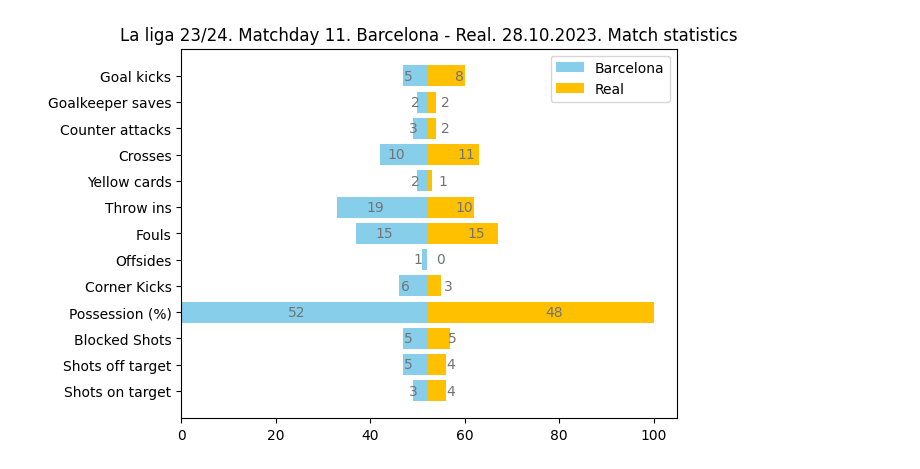
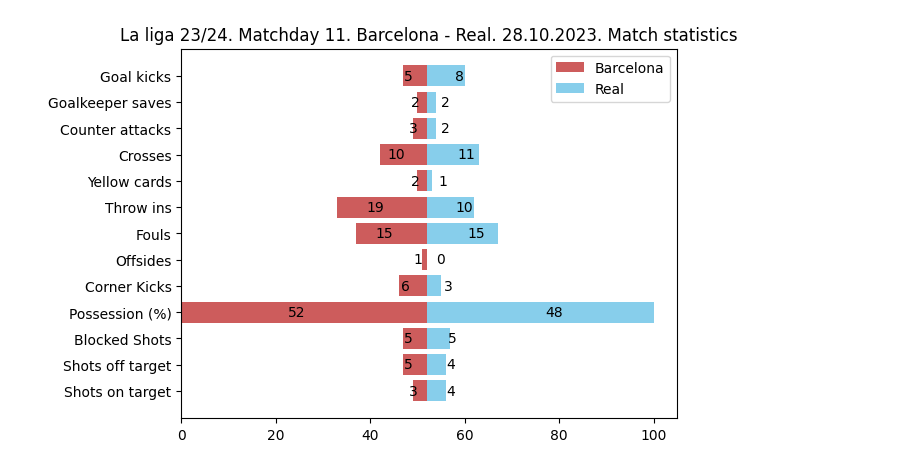
Before and after one commit to Football-Analytics-UCU/Real-Madrid, a Jupyter notebook: src/kostiv/barca_real_stat.ipynb, the cells around one changed output. Saved outputs shown, nothing was run; the diff lists cells and outputs as text; code cells hidden in the pictures.

```diff
--- a/src/kostiv/barca_real_stat.ipynb
+++ b/src/kostiv/barca_real_stat.ipynb
@@ -14,35 +14,35 @@ soup = BeautifulSoup(response.text, 'html.parser')
 
 # Variable stat_tags gathers list of HTML tags which have info about the match.
 stat_tags = soup.find_all(attrs={'data-testid': 'match-detail_statistic_header'})
 
 # Three list variables which collect data from the HTML: 1) value of the statistic property for home team;
 # 2) name of the statistic property; 3) value of the statistic property for away team;
 stat_home_arr = []
 stat_name_arr = []
 stat_away_arr = []
 
 # Attaching properties to the lists
 for stat in stat_tags:
   stat_home_arr.append(int(stat.find(attrs={'data-testid': 'match-detail_statistic_home-stat'}).get_text()))
   stat_name_arr.append(stat.find(attrs={'data-testid': 'match-detail_statistic_stat-name'}).get_text())
   stat_away_arr.append(int(stat.find(attrs={'data-testid': 'match-detail_statistic_away-stat'}).get_text()))
 
 # Part2 - Visualization. Using matplotlib library. Horizontal bars
 
 # Additional int list which helps to shift horizontal bars to the center
 home_padding_arr = []
 
 # Attaching properies to the list
 for index, arr in enumerate(stat_home_arr):
   home_padding_arr.append(max(stat_home_arr) - arr)
 
 # Attaching all properties to the horizontal bar
 plt.title('La liga 23/24. Matchday 11. Barcelona - Real. 28.10.2023. Match statistics')
-p1 = plt.barh(stat_name_arr, stat_home_arr, left=home_padding_arr, color='#87CEEB', label='Barcelona')
-p2 = plt.barh(stat_name_arr, stat_away_arr, left=max(stat_home_arr), color='#FFC000', label='Real')
-plt.bar_label(p1, label_type='center', padding=-5, color='#717476')
-plt.bar_label(p2, label_type='center', padding=10, color='#717476')
+p1 = plt.barh(stat_name_arr, stat_home_arr, left=home_padding_arr, color='indianred', label='Barcelona')
+p2 = plt.barh(stat_name_arr, stat_away_arr, left=max(stat_home_arr), color='skyblue', label='Real')
+plt.bar_label(p1, label_type='center', padding=-5, color='black')
+plt.bar_label(p2, label_type='center', padding=10, color='black')
 plt.legend()
 plt.show()
 # %% [output]
-[figure, old version]
+[figure, new version]
```
Also changed, not shown: 20 other files.
